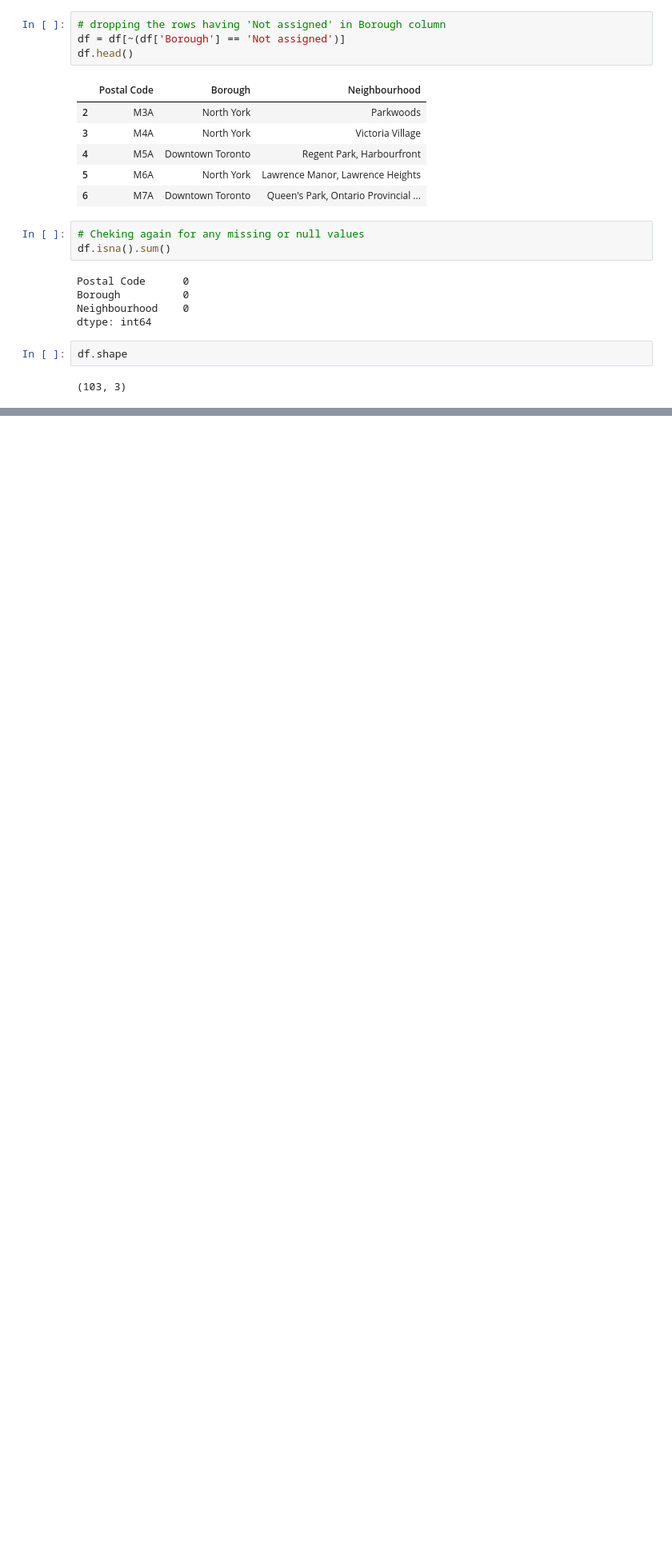
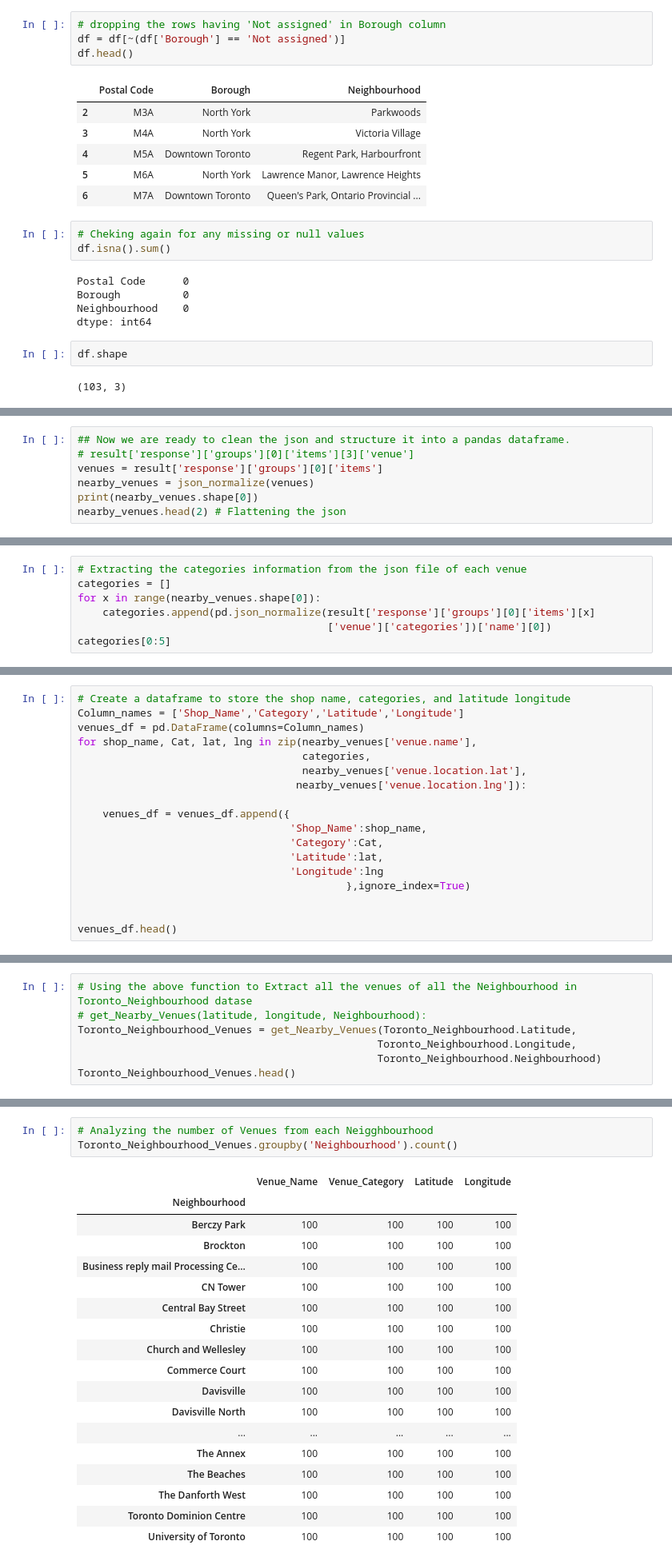
Before and after one commit to rajat-sudo/Segmentation-and-Clustering-of-Toronto-Neighborhood, a Jupyter notebook: Clustering_Toronto_Neighborhood.ipynb, the cells around one changed output, grey strips where cells are left out. Shown at 80% size. Drawn from its saved outputs; the diff is of its cells as text; blank space fills up the shorter version.

```diff
--- a/Clustering_Toronto_Neighborhood.ipynb
+++ b/Clustering_Toronto_Neighborhood.ipynb
@@ -348,0 +444,7 @@ map_scarborough
+# %%
+## Now we are ready to clean the json and structure it into a pandas dataframe.
+# result['response']['groups'][0]['items'][3]['venue']
+venues = result['response']['groups'][0]['items']
+nearby_venues = json_normalize(venues)
+print(nearby_venues.shape[0])
+nearby_venues.head(2) # Flattening the json
@@ -348,0 +456,7 @@ map_scarborough
+# %%
+# Extracting the categories information from the json file of each venue
+categories = []
+for x in range(nearby_venues.shape[0]):
+    categories.append(pd.json_normalize(result['response']['groups'][0]['items'][x]
+                                        ['venue']['categories'])['name'][0])
+categories[0:5]
@@ -348,0 +465,18 @@ map_scarborough
+# %%
+# Create a dataframe to store the shop name, categories, and latitude longitude
+Column_names = ['Shop_Name','Category','Latitude','Longitude']
+venues_df = pd.DataFrame(columns=Column_names)
+for shop_name, Cat, lat, lng in zip(nearby_venues['venue.name'],
+                                    categories,
+                                    nearby_venues['venue.location.lat'],
+                                   nearby_venues['venue.location.lng']):
+
+    venues_df = venues_df.append({
+                                  'Shop_Name':shop_name,
+                                  'Category':Cat,
+                                  'Latitude':lat,
+                                  'Longitude':lng
+                                           },ignore_index=True)
+
+
+venues_df.head()
@@ -348,0 +539,7 @@ map_scarborough
+# %%
+# Using the above function to Extract all the venues of all the Neighbourhood in Toronto_Neighbourhood datase
+# get_Nearby_Venues(latitude, longitude, Neighbourhood):
+Toronto_Neighbourhood_Venues = get_Nearby_Venues(Toronto_Neighbourhood.Latitude,
+                                                Toronto_Neighbourhood.Longitude,
+                                                Toronto_Neighbourhood.Neighbourhood)
+Toronto_Neighbourhood_Venues.head()
@@ -348,0 +558,22 @@ map_scarborough
+# %%
+# Analyzing the number of Venues from each Neigghbourhood
+Toronto_Neighbourhood_Venues.groupby('Neighbourhood').count()
+# %% [output]
+|  | Venue_Name | Venue_Category | Latitude | Longitude |
+| Neighbourhood |  |  |  |  |
+| Berczy Park | 100 | 100 | 100 | 100 |
+| Brockton | 100 | 100 | 100 | 100 |
+| Business reply mail Processing Ce... | 100 | 100 | 100 | 100 |
+| CN Tower | 100 | 100 | 100 | 100 |
+| Central Bay Street | 100 | 100 | 100 | 100 |
+| Christie | 100 | 100 | 100 | 100 |
+| Church and Wellesley | 100 | 100 | 100 | 100 |
+| Commerce Court | 100 | 100 | 100 | 100 |
+| Davisville | 100 | 100 | 100 | 100 |
+| Davisville North | 100 | 100 | 100 | 100 |
+| ... | ... | ... | ... | ... |
+| The Annex | 100 | 100 | 100 | 100 |
+| The Beaches | 100 | 100 | 100 | 100 |
+| The Danforth West | 100 | 100 | 100 | 100 |
+| Toronto Dominion Centre | 100 | 100 | 100 | 100 |
+| University of Toronto | 100 | 100 | 100 | 100 |
```
Also changed, not shown: parts of 76 cells of this notebook.
